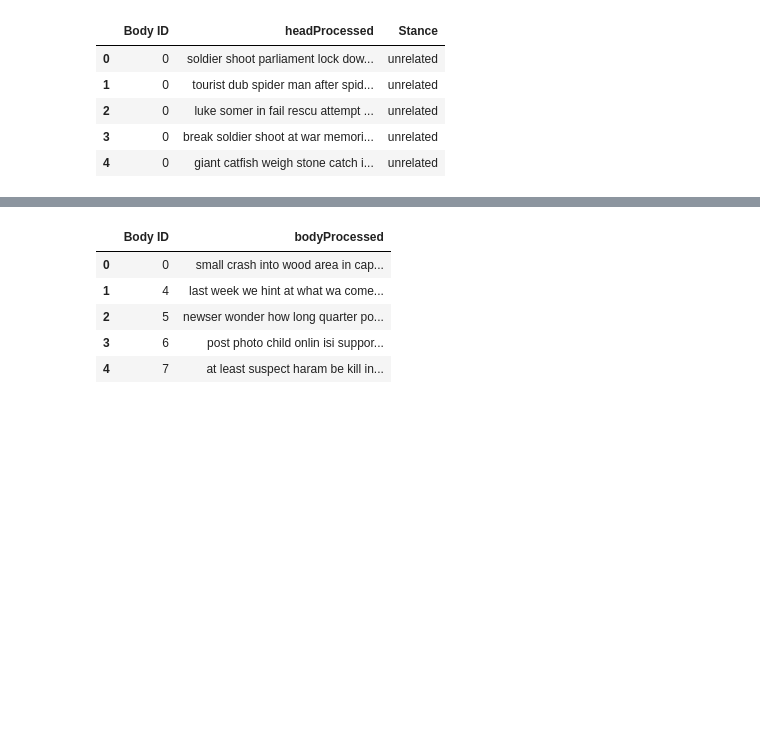
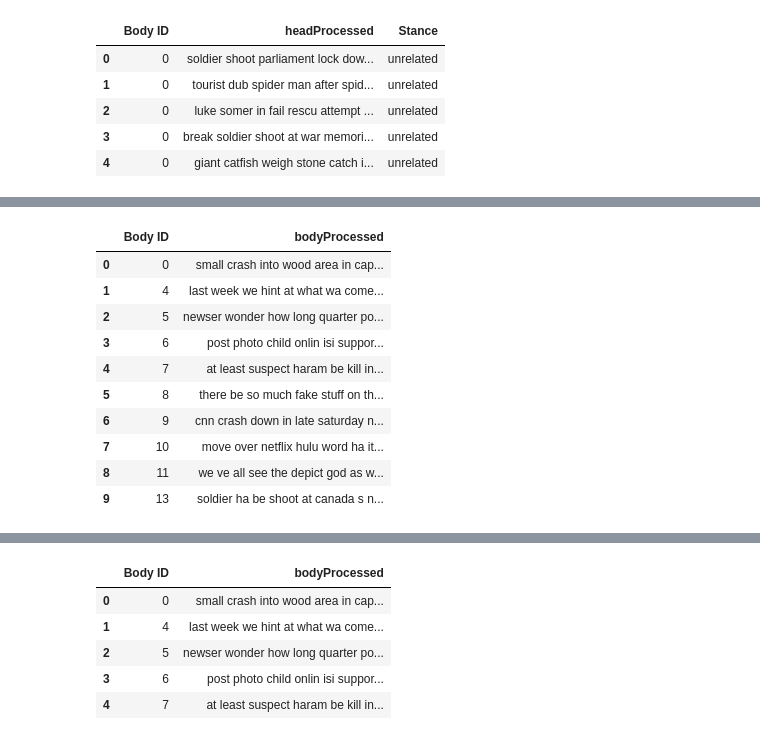
Before and after one commit to leohoare/FakeNews, a Jupyter notebook: Embeddings.ipynb, the cells around one changed output, grey strips where cells are left out. Saved outputs shown, nothing was run; the diff lists cells and outputs as text; code cells hidden in the pictures; blank space fills up the shorter version.

```diff
--- a/Embeddings.ipynb
+++ b/Embeddings.ipynb
@@ -161,3 +169,17 @@ embeddingdf.to_csv('embeddingVectors.csv',index=False)
 # %%
 trainBodyDf = pd.read_csv('TrainBodyEmbed.csv')
 trainHeadDf = pd.read_csv('TrainHeadEmbed.csv')
+# %%
+trainBodyDf.head(10)
+# %% [output]
+|  | Body ID | bodyProcessed |
+| 0 | 0 | small crash into wood area in cap... |
+| 1 | 4 | last week we hint at what wa come... |
+| 2 | 5 | newser wonder how long quarter po... |
+| 3 | 6 | post photo child onlin isi suppor... |
+| 4 | 7 | at least suspect haram be kill in... |
+| 5 | 8 | there be so much fake stuff on th... |
+| 6 | 9 | cnn crash down in late saturday n... |
+| 7 | 10 | move over netflix hulu word ha it... |
+| 8 | 11 | we ve all see the depict god as w... |
+| 9 | 13 | soldier ha be shoot at canada s n... |
```
Also changed, not shown: parts of 18 cells of this notebook, 4 other files.
